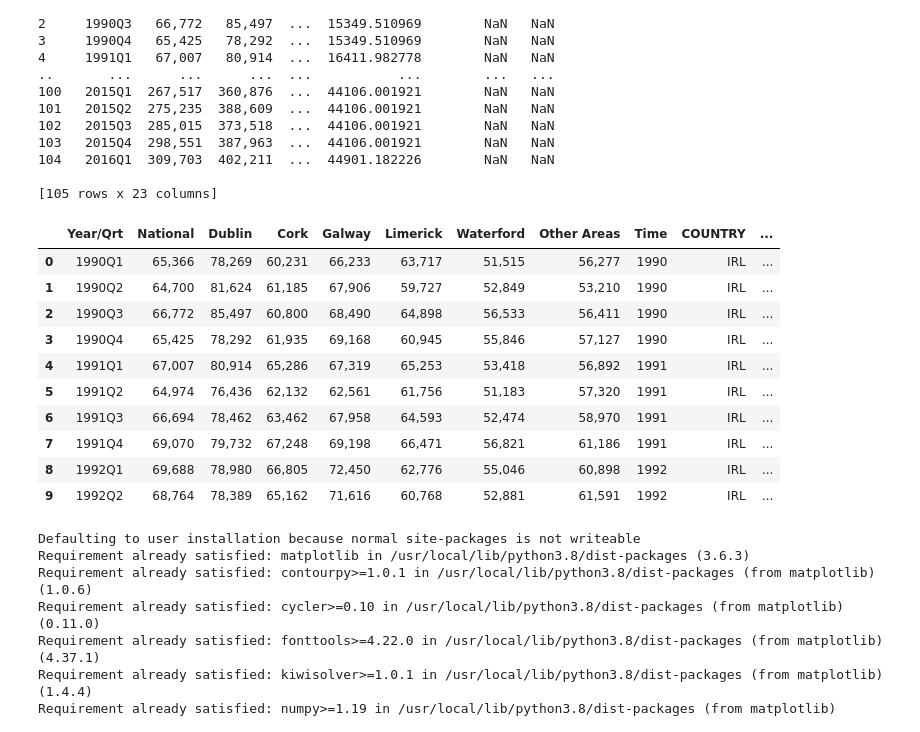
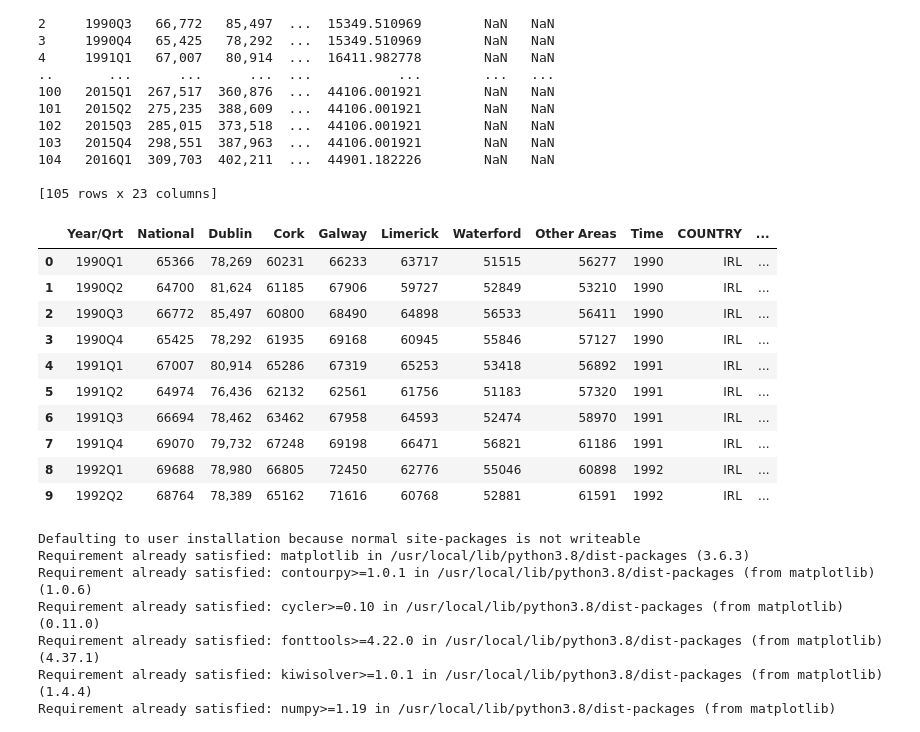
Before and after one commit to Ricey28/Data-Analytics, a Jupyter notebook: mergeTables&Visualisation.ipynb, the cells around one changed output. Cells and saved outputs as stored; diff of their text form; code cells hidden in the pictures.

```diff
--- a/mergeTables&Visualisation.ipynb
+++ b/mergeTables&Visualisation.ipynb
@@ -68,19 +68,26 @@ print(merged_table)
 
 [105 rows x 23 columns]
 # %%
+merged_table['National'] = merged_table['National'].str.replace(',', '')
+merged_table['Cork'] = merged_table['Cork'].str.replace(',', '')
+merged_table['Galway'] = merged_table['Galway'].str.replace(',', '')
+merged_table['Limerick'] = merged_table['Limerick'].str.replace(',', '')
+merged_table['Waterford'] = merged_table['Waterford'].str.replace(',', '')
+merged_table['Other Areas'] = merged_table['Other Areas'].str.replace(',', '')
+
 merged_table.head(10)
 # %% [output]
 |  | Year/Qrt | National | Dublin | Cork | Galway | Limerick | Waterford | Other Areas | Time | COUNTRY | ... |
-| 0 | 1990Q1 | 65,366 | 78,269 | 60,231 | 66,233 | 63,717 | 51,515 | 56,277 | 1990 | IRL | ... |
-| 1 | 1990Q2 | 64,700 | 81,624 | 61,185 | 67,906 | 59,727 | 52,849 | 53,210 | 1990 | IRL | ... |
-| 2 | 1990Q3 | 66,772 | 85,497 | 60,800 | 68,490 | 64,898 | 56,533 | 56,411 | 1990 | IRL | ... |
-| 3 | 1990Q4 | 65,425 | 78,292 | 61,935 | 69,168 | 60,945 | 55,846 | 57,127 | 1990 | IRL | ... |
-| 4 | 1991Q1 | 67,007 | 80,914 | 65,286 | 67,319 | 65,253 | 53,418 | 56,892 | 1991 | IRL | ... |
-| 5 | 1991Q2 | 64,974 | 76,436 | 62,132 | 62,561 | 61,756 | 51,183 | 57,320 | 1991 | IRL | ... |
-| 6 | 1991Q3 | 66,694 | 78,462 | 63,462 | 67,958 | 64,593 | 52,474 | 58,970 | 1991 | IRL | ... |
-| 7 | 1991Q4 | 69,070 | 79,732 | 67,248 | 69,198 | 66,471 | 56,821 | 61,186 | 1991 | IRL | ... |
-| 8 | 1992Q1 | 69,688 | 78,980 | 66,805 | 72,450 | 62,776 | 55,046 | 60,898 | 1992 | IRL | ... |
-| 9 | 1992Q2 | 68,764 | 78,389 | 65,162 | 71,616 | 60,768 | 52,881 | 61,591 | 1992 | IRL | ... |
+| 0 | 1990Q1 | 65366 | 78,269 | 60231 | 66233 | 63717 | 51515 | 56277 | 1990 | IRL | ... |
+| 1 | 1990Q2 | 64700 | 81,624 | 61185 | 67906 | 59727 | 52849 | 53210 | 1990 | IRL | ... |
+| 2 | 1990Q3 | 66772 | 85,497 | 60800 | 68490 | 64898 | 56533 | 56411 | 1990 | IRL | ... |
+| 3 | 1990Q4 | 65425 | 78,292 | 61935 | 69168 | 60945 | 55846 | 57127 | 1990 | IRL | ... |
+| 4 | 1991Q1 | 67007 | 80,914 | 65286 | 67319 | 65253 | 53418 | 56892 | 1991 | IRL | ... |
+| 5 | 1991Q2 | 64974 | 76,436 | 62132 | 62561 | 61756 | 51183 | 57320 | 1991 | IRL | ... |
+| 6 | 1991Q3 | 66694 | 78,462 | 63462 | 67958 | 64593 | 52474 | 58970 | 1991 | IRL | ... |
+| 7 | 1991Q4 | 69070 | 79,732 | 67248 | 69198 | 66471 | 56821 | 61186 | 1991 | IRL | ... |
+| 8 | 1992Q1 | 69688 | 78,980 | 66805 | 72450 | 62776 | 55046 | 60898 | 1992 | IRL | ... |
+| 9 | 1992Q2 | 68764 | 78,389 | 65162 | 71616 | 60768 | 52881 | 61591 | 1992 | IRL | ... |
 # %%
 pip install matplotlib
 # %% [output]
```
Also changed, not shown: parts of 3 cells of this notebook.
